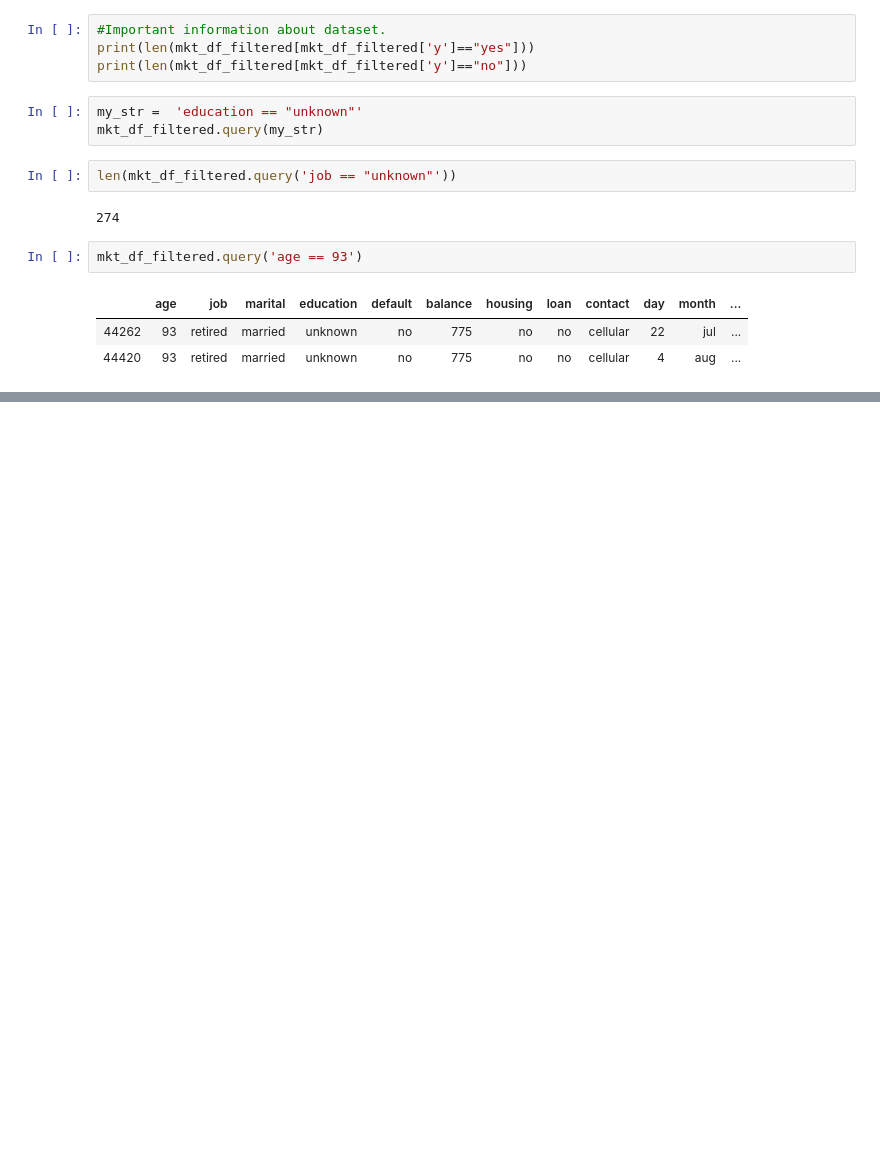
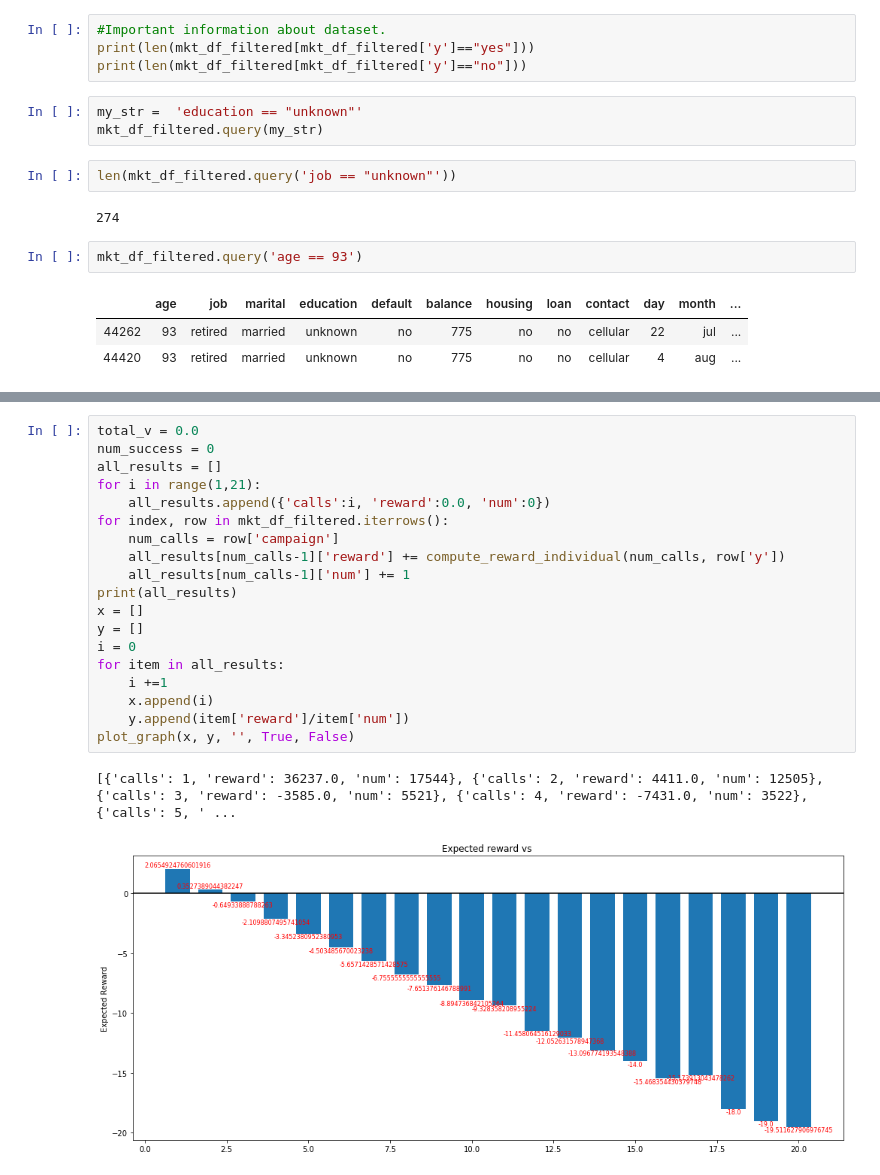
Before and after one commit to shiv1994/BankMarketing, a Jupyter notebook: prelim_analysis.ipynb, the cells around one changed output, grey strips where cells are left out. Cells and saved outputs as stored; diff of their text form; blank space fills up the shorter version.

```diff
--- a/prelim_analysis.ipynb
+++ b/prelim_analysis.ipynb
@@ -256,0 +295,22 @@ mkt_df_filtered.query('age == 93')
+# %%
+total_v = 0.0
+num_success = 0
+all_results = []
+for i in range(1,21):
+    all_results.append({'calls':i, 'reward':0.0, 'num':0})
+for index, row in mkt_df_filtered.iterrows():
+    num_calls = row['campaign']
+    all_results[num_calls-1]['reward'] += compute_reward_individual(num_calls, row['y'])
+    all_results[num_calls-1]['num'] += 1
+print(all_results)
+x = []
+y = []
+i = 0
+for item in all_results:
+    i +=1
+    x.append(i)
+    y.append(item['reward']/item['num'])
+plot_graph(x, y, '', True, False)
+# %% [output]
+[{'calls': 1, 'reward': 36237.0, 'num': 17544}, {'calls': 2, 'reward': 4411.0, 'num': 12505}, {'calls': 3, 'reward': -3585.0, 'num': 5521}, {'calls': 4, 'reward': -7431.0, 'num': 3522}, {'calls': 5, ' ...
+[figure, added]
```
Also changed, not shown: parts of 10 cells of this notebook, 2 other files.
